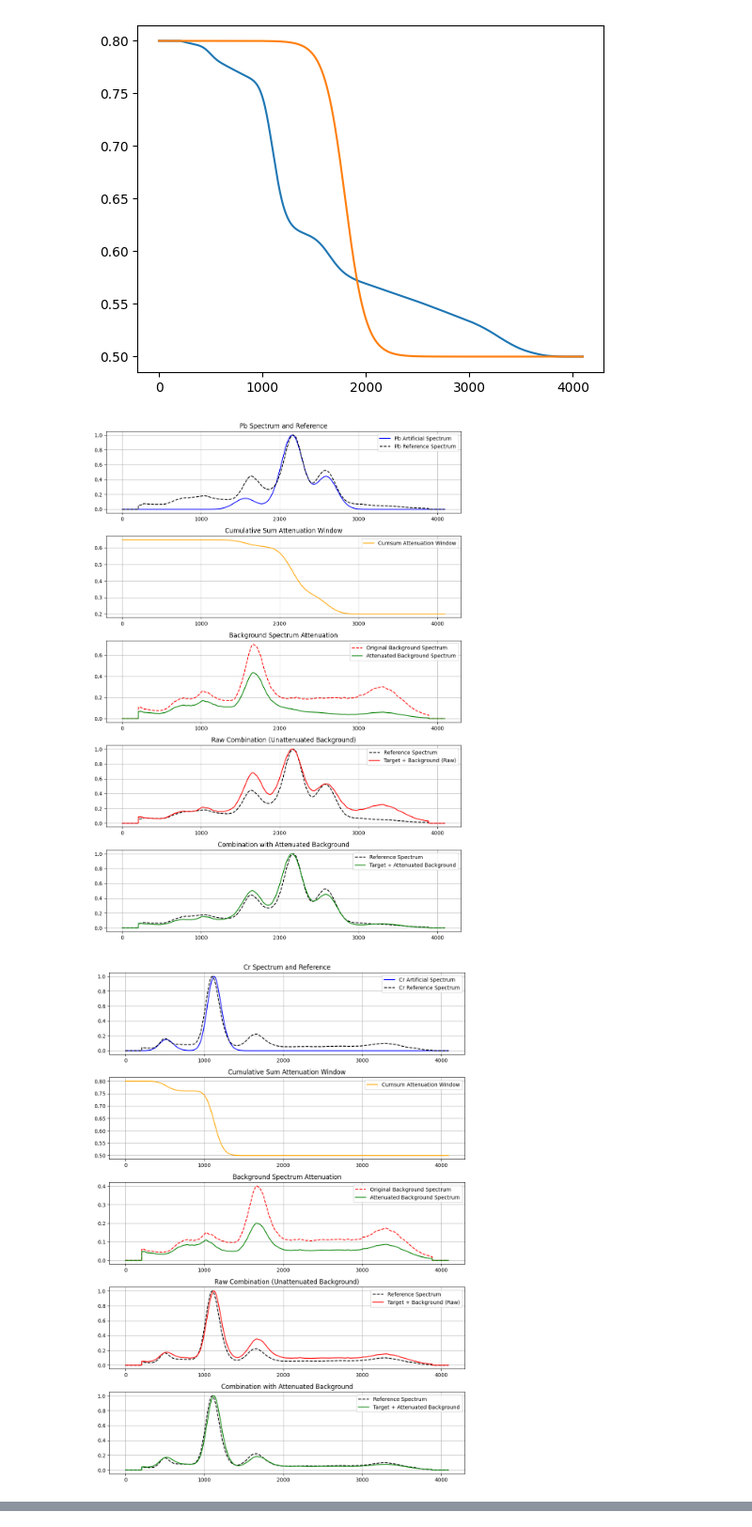
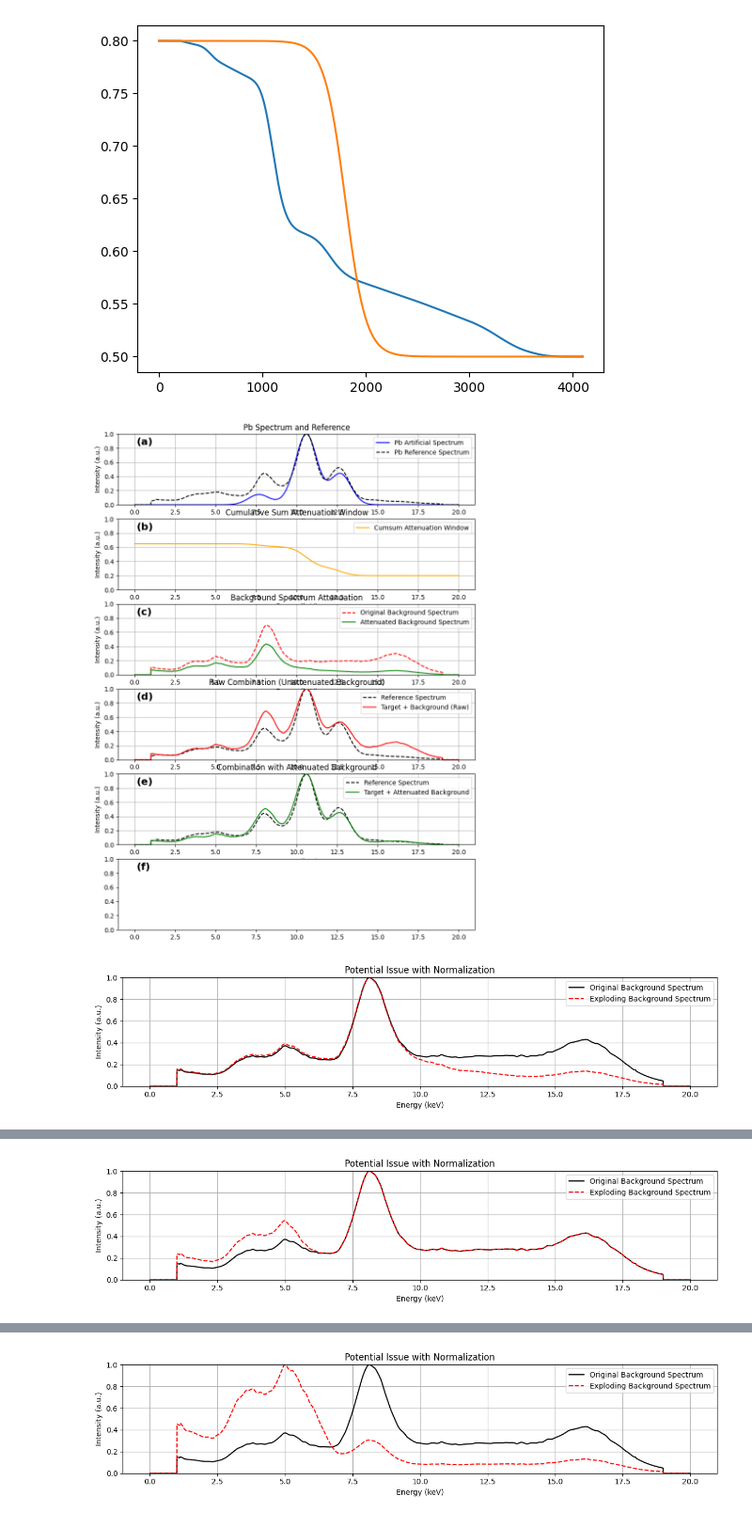
Before and after one commit to erzar0/masters-thesis, a Jupyter notebook: 3_artificial_data_generation.ipynb, the cells around one changed output, grey strips where cells are left out. Shown at 94% size. Saved outputs shown, nothing was run; the diff lists cells and outputs as text; code cells hidden in the pictures.

```diff
--- a/3_artificial_data_generation.ipynb
+++ b/3_artificial_data_generation.ipynb
@@ -377,7 +379,7 @@ def plot_spectrum_components_cumsum(
     cumsum_right_min=0.0
 ):
     num_channels = len(target_spectrum)
-    channel_range = np.arange(num_channels)
+    channel_range = np.linspace(0, 20, num_channels)
 
     # Build attenuation window from cumulative sum of reference spectrum
     attenuation_window = cumsum_window(
@@ -395,36 +397,74 @@ def plot_spectrum_components_cumsum(
     combined_spectrum_attenuated = target_spectrum + attenuated_background
     normalized_combined_attenuated = combined_spectrum_attenuated / np.max(combined_spectrum_attenuated)
 
-    fig, axes = plt.subplots(5, 1, figsize=(10, 14), sharex=True)
+    fig, axes = plt.subplots(6, 1, figsize=(10, 14), sharex=True)
 
     axes[0].plot(channel_range, target_spectrum, label=f'{element_label} Artificial Spectrum', color='blue')
     axes[0].plot(channel_range, reference_spectrum, linestyle='--', label=f'{element_label} Reference Spectrum', color='black')
     axes[0].set_title(f'{element_label} Spectrum and Reference')
+    axes[0].set_ylabel("Intensity (a.u.)")
+    axes[0].set_xlabel("Energy (keV)")
+    axes[0].set_ylim(0, 1)
     axes[0].legend()
     axes[0].grid(True)
 
     axes[1].plot(channel_range, attenuation_window, color='orange', label='Cumsum Attenuation Window')
     axes[1].set_title('Cumulative Sum Attenuation Window')
     axes[1].legend()
+    axes[1].set_ylabel("Intensity (a.u.)")
+    axes[1].set_xlabel("Energy (keV)")
+    axes[1].set_ylim(0, 1)
     axes[1].grid(True)
 
     axes[2].plot(channel_range, original_background, color='red', linestyle='--', label='Original Background Spectrum')
     axes[2].plot(channel_range, attenuated_background, color='green', label='Attenuated Background Spectrum')
     axes[2].set_title('Background Spectrum Attenuation')
     axes[2].legend()
+    axes[2].set_ylabel("Intensity (a.u.)")
+    axes[2].set_xlabel("Energy (keV)")
+    axes[2].set_ylim(0, 1)
     axes[2].grid(True)
 
     axes[3].plot(channel_range, reference_spectrum, color='black', linestyle='--', label='Reference Spectrum')
     axes[3].plot(channel_range, normalized_combined_raw, color='red', label='Target + Background (Raw)')
     axes[3].set_title('Raw Combination (Unattenuated Background)')
     axes[3].legend()
+    axes[3].set_ylabel("Intensity (a.u.)")
+    axes[3].set_xlabel("Energy (keV)")
+    axes[3].set_ylim(0, 1)
     axes[3].grid(True)
 
     axes[4].plot(channel_range, reference_spectrum, color='black', linestyle='--', label='Reference Spectrum')
     axes[4].plot(channel_range, normalized_combined_attenuated, color='green', label='Target + Attenuated Background')
     axes[4].set_title('Combination with Attenuated Background')
     axes[4].legend()
+    axes[4].set_ylabel("Intensity (a.u.)")
+    axes[4].set_xlabel("Energy (keV)")
+    axes[4].set_ylim(0, 1)
     axes[4].grid(True)
+
+    plt.figure(figsize=(12, 3))
+    tmp = attenuated_background
+    tmp = tmp / np.max(tmp)
+    plt.plot(channel_range, original_background / np.max(original_background), color='black', label='Original Background Spectrum')
+    plt.plot(channel_range, tmp, color='red', linestyle='--', label='Exploding Background Spectrum')
+    plt.title('Potential Issue with Normalization')
+    plt.legend()
+    plt.ylabel("Intensity (a.u.)")
+    plt.xlabel("Energy (keV)")
+    plt.ylim(0, 1)
+    plt.grid(True)
+    plt.savefig("data/plots/potential_issue_normalization.svg", dpi=300, bbox_inches='tight', pad_inches=0.1)
+
+    for i, ax in enumerate(axes):
+        # Use string.ascii_lowercase to get letters 'a', 'b', 'c', ...
+        import string
+        label = f'({string.ascii_lowercase[i]})'
+
+        # Add the text label to the top-left corner of the subplot
+        ax.text(0.05, 0.95, label, transform=ax.transAxes,
+                fontsize=16, fontweight='bold', va='top', ha='left')
+
 
     for ax in axes:
         ax.tick_params(labelbottom=True)
@@ -440,39 +480,54 @@ wood_spectrum = ArtificialTrainDataGenerator.generate_element_sample(
     linspace, "wood", sigma=0.65, mu_global_err=0.05, mu_local_err=0.05, use_cache=False
 )
 
-for element in ["pb", "cr"]:
+for element in ["pb", "cr", "fe"]:
     reference_spectrum = np.load("data/objects/pigment_palette/pad_average_spectra_calibrated.npz", allow_pickle=True)["spectrum"].item()[element]
     if element == "pb":
         spectrum = ArtificialTrainDataGenerator.generate_element_sample(
             linspace, element, sigma=0.65, mu_global_err=0.05, mu_local_err=0.05, use_cache=False
         )
 
         plot_spectrum_components_cumsum(
             target_spectrum=spectrum,
             background_spectrum=wood_spectrum,
             reference_spectrum=reference_spectrum,
             element_label=element.capitalize(),
             attenuation_strength=0.7,
             cumsum_left_max=0.65,    # instead of sigmoid_left_max
             cumsum_right_min=0.2    # instead of sigmoid_right_min
         )
-        plt.savefig("data/plots/pb_spectrum_cumsum_calibration.png", dpi=300)
+        plt.savefig("data/plots/pb_spectrum_cumsum_calibration.svg", bbox_inches='tight', pad_inches=0.1)
 
     elif element == "cr":
         spectrum = ArtificialTrainDataGenerator.generate_element_sample(
             linspace, element, sigma=0.4, mu_global_err=0.05, mu_local_err=0.05, use_cache=False
         )
 
         plot_spectrum_components_cumsum(
             target_spectrum=spectrum,
             background_spectrum=wood_spectrum,
             reference_spectrum=reference_spectrum,
             element_label=element.capitalize(),
             attenuation_strength=0.4,
             cumsum_left_max=0.8,
             cumsum_right_min=0.5
         )
         plt.savefig("data/plots/cr_spectrum_cumsum_calibration.png", dpi=300)
+    elif element == "fe":
+        spectrum = ArtificialTrainDataGenerator.generate_element_sample(
+            linspace, element, sigma=0.4, mu_global_err=0.05, mu_local_err=0.05, use_cache=False
+        )
+
+        plot_spectrum_components_cumsum(
+            target_spectrum=spectrum,
+            background_spectrum=wood_spectrum,
+            reference_spectrum=reference_spectrum,
+            element_label=element.capitalize(),
+            attenuation_strength=0.95,
+            cumsum_left_max=1,
+            cumsum_right_min=0.1
+        )
+        plt.savefig("data/plots/ti_spectrum_cumsum_calibration.png", dpi=300)
 # %% [output]
-[figure, old version]
+[figure, new version]
-[figure, old version]
+[figure, new version]
@@ -478,0 +535 @@ for element in ["pb", "cr"]:
+[figure, added]
@@ -478,0 +537 @@ for element in ["pb", "cr"]:
+[figure, added]
```
Also changed, not shown: parts of 5 cells of this notebook, 9 other files.
